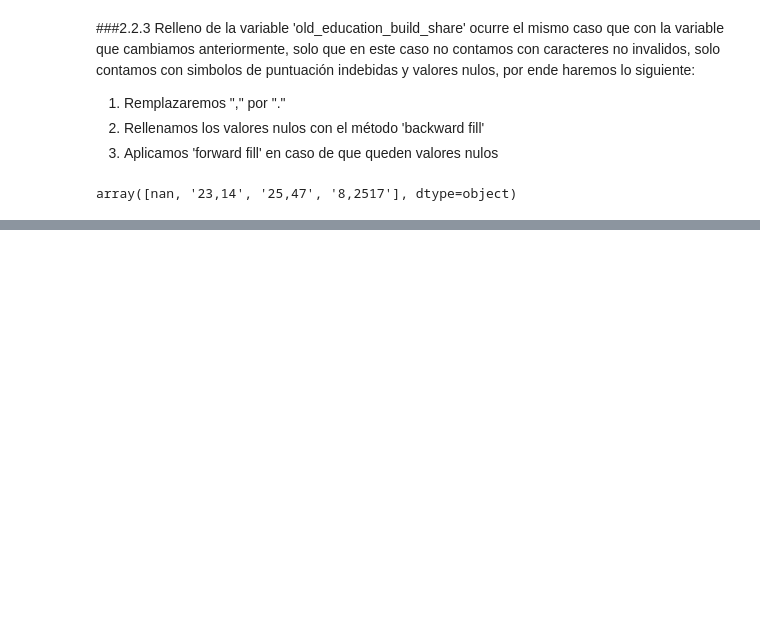
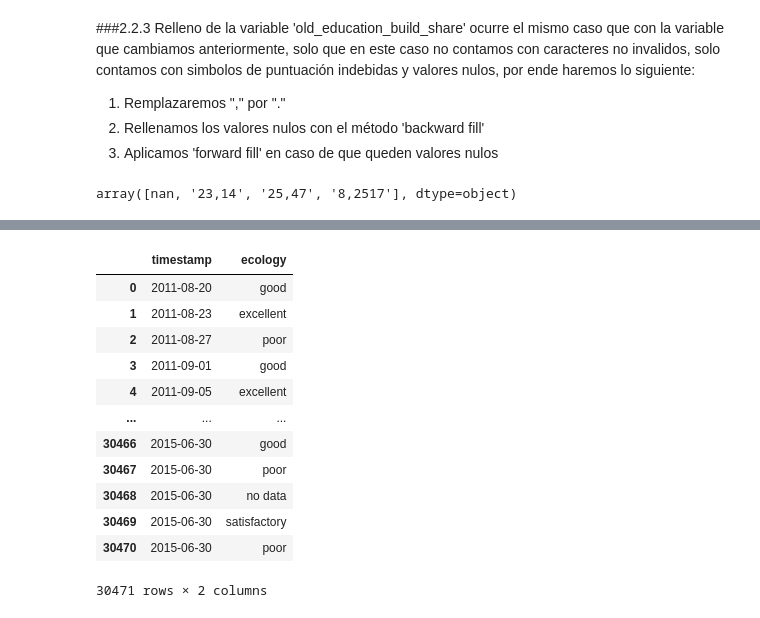
Before and after one commit to jadercaro/Mercado-inmobiliario-ruso-de-Sberbank, a Jupyter notebook: 02_Preprocesamiento.ipynb, the cells around one changed output, grey strips where cells are left out. Cells and saved outputs as stored; diff of their text form; code cells hidden in the pictures; blank space fills up the shorter version.

```diff
--- a/02_Preprocesamiento.ipynb
+++ b/02_Preprocesamiento.ipynb
@@ -317,0 +409,16 @@ def fillna(df):
+# %%
+dataset.select_dtypes(include=['object'])
+# %% [output]
+|  | timestamp | ecology |
+| 0 | 2011-08-20 | good |
+| 1 | 2011-08-23 | excellent |
+| 2 | 2011-08-27 | poor |
+| 3 | 2011-09-01 | good |
+| 4 | 2011-09-05 | excellent |
+| ... | ... | ... |
+| 30466 | 2015-06-30 | good |
+| 30467 | 2015-06-30 | poor |
+| 30468 | 2015-06-30 | no data |
+| 30469 | 2015-06-30 | satisfactory |
+| 30470 | 2015-06-30 | poor |
+30471 rows × 2 columns
```
Also changed, not shown: parts of 25 cells of this notebook.
